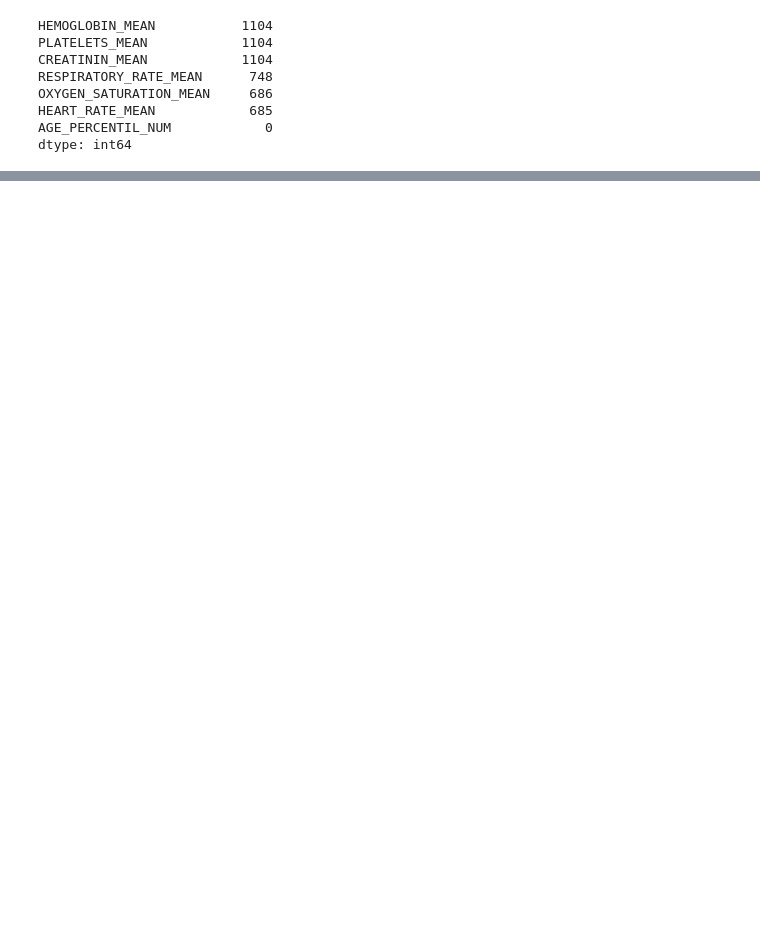
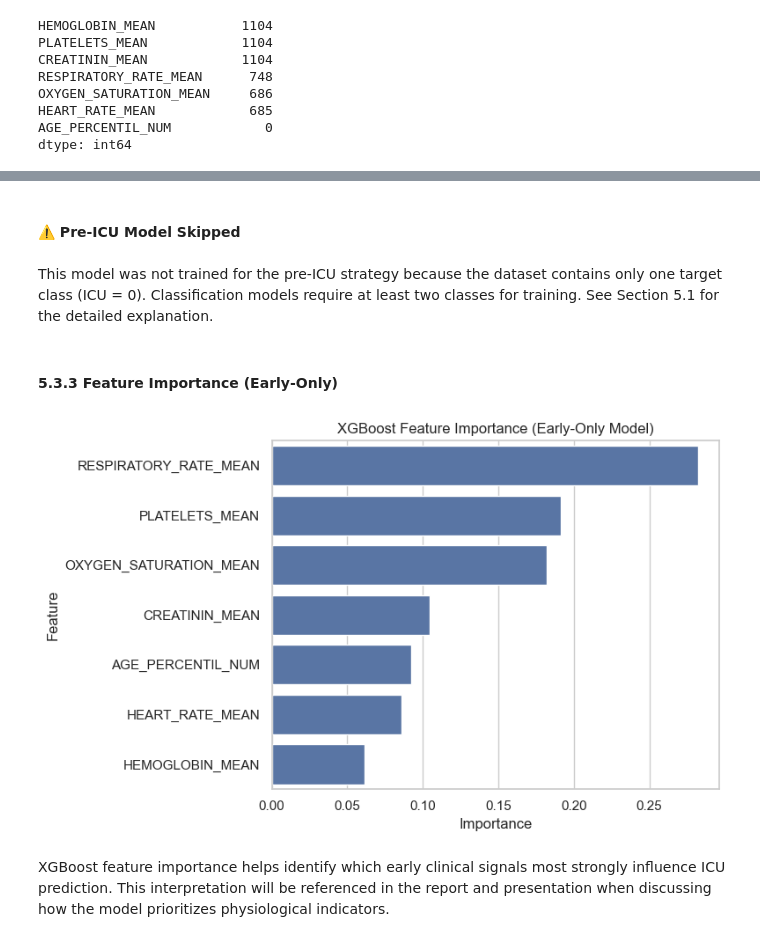
Before and after one commit to randel-bjorkquist/jupyter-notebooks-vscode, a Jupyter notebook: Project4_CapstoneProject_Analyzing_COVID19_Pandemic.ipynb, the cells around one changed output, grey strips where cells are left out. Saved outputs shown, nothing was run; the diff lists cells and outputs as text; code cells hidden in the pictures; blank space fills up the shorter version.

```diff
--- a/Project4_CapstoneProject_Analyzing_COVID19_Pandemic.ipynb
+++ b/Project4_CapstoneProject_Analyzing_COVID19_Pandemic.ipynb
@@ -631,2 +979,29 @@ X_train, X_test, y_train, y_test = train_test_split(X, y, test_size=0.2, random_
 # %%
-# placeholder ...
+from xgboost import XGBClassifier
+
+unique_classes_early = y_early_train.unique()
+#print("Unique classes in y_early_train (early-only):", unique_classes_early)
+
+if len(unique_classes_early) < 2:
+    print("Skipping XGBoost for early-only strategy: only one target class present.")
+else:
+    xgb_early = XGBClassifier( n_estimators     = 300
+                              ,learning_rate    = 0.05
+                              ,max_depth        = 5
+                              ,subsample        = 0.9
+                              ,colsample_bytree = 0.9
+                              ,objective        = "binary:logistic"
+                              ,eval_metric      = "logloss"
+                              ,random_state     = 42
+                              ,n_jobs           = -1 )
+
+    xgb_early.fit(X_early_train, y_early_train)
+
+    y_early_pred_xgb  = xgb_early.predict(X_early_test)
+    y_early_proba_xgb = xgb_early.predict_proba(X_early_test)[:, 1]
+
+    evaluate_binary_classifier( y_true = y_early_test
+                               ,y_pred = y_early_pred_xgb
+                               ,model_name   = "XGBoost"
+                               ,strategy     = "early-only"
+                               ,results_list = model_results )
@@ -633 +1047,26 @@ X_train, X_test, y_train, y_test = train_test_split(X, y, test_size=0.2, random_
+# %% [markdown]
+#### ⚠️ Pre-ICU Model Skipped
+# %% [markdown]
+This model was not trained for the pre-ICU strategy because the dataset contains only one target class (ICU = 0). Classification models require at least two classes for training. See Section 5.1 for the detailed explanation.
+# %% [markdown]
+#### 5.3.3 Feature Importance (Early-Only)
+# %%
+xgb_importances     = xgb_early.feature_importances_
+xgb_feat_importance = pd.Series(xgb_importances, index = X_early.columns).sort_values(ascending = False)
+
+plt.figure(figsize=(8, 5))
+
+sns.barplot( x = xgb_feat_importance.values
+            ,y = xgb_feat_importance.index )
+
+plt.title("XGBoost Feature Importance (Early-Only Model)")
+plt.xlabel("Importance")
+plt.ylabel("Feature")
+
+plt.tight_layout()
+plt.show()
+# %% [output]
+[figure, added]
+# %% [markdown]
+XGBoost feature importance helps identify which early clinical signals most strongly influence ICU prediction. This interpretation will be referenced in the report and presentation when discussing how the model prioritizes physiological indicators.
 # %% [markdown]
```
Also changed, not shown: parts of 128 cells of this notebook, 1 other file.
